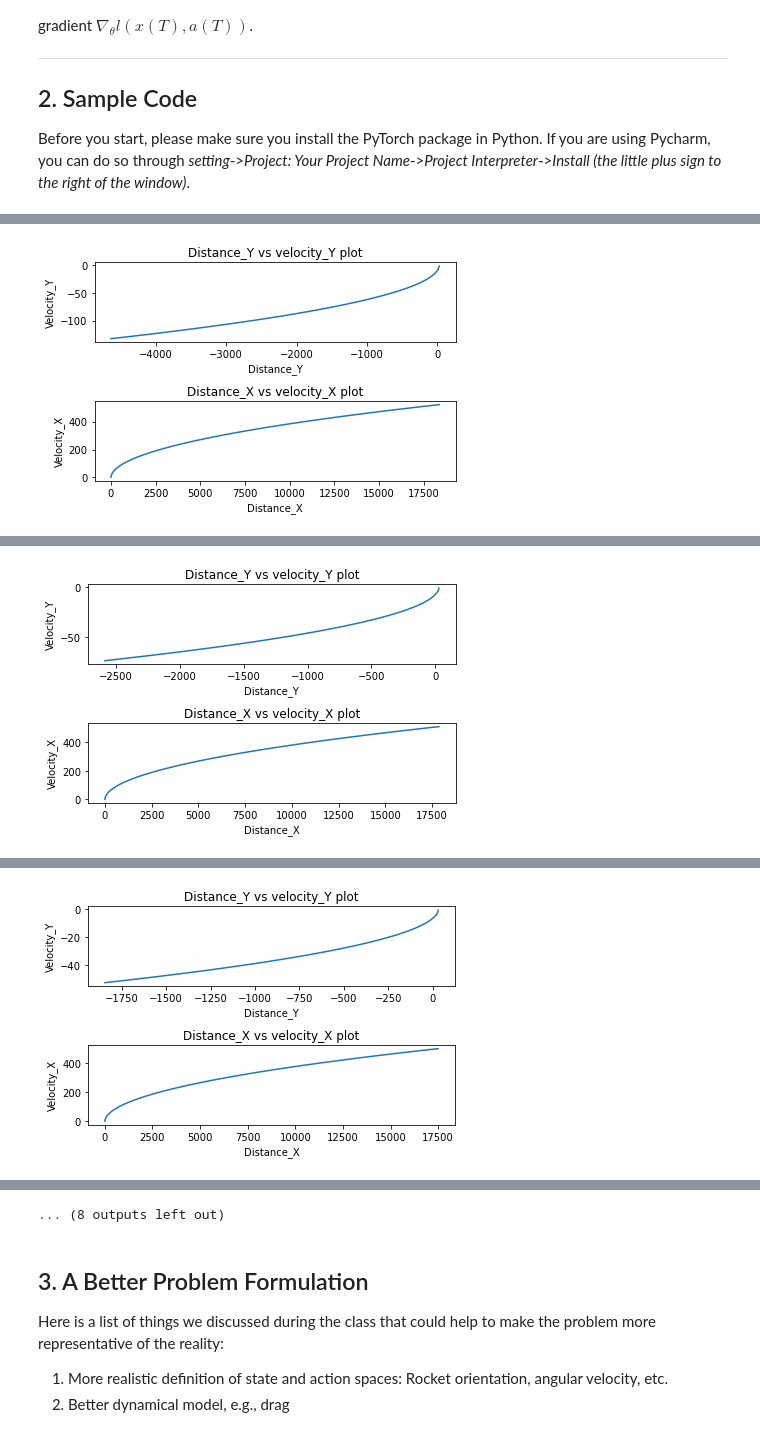
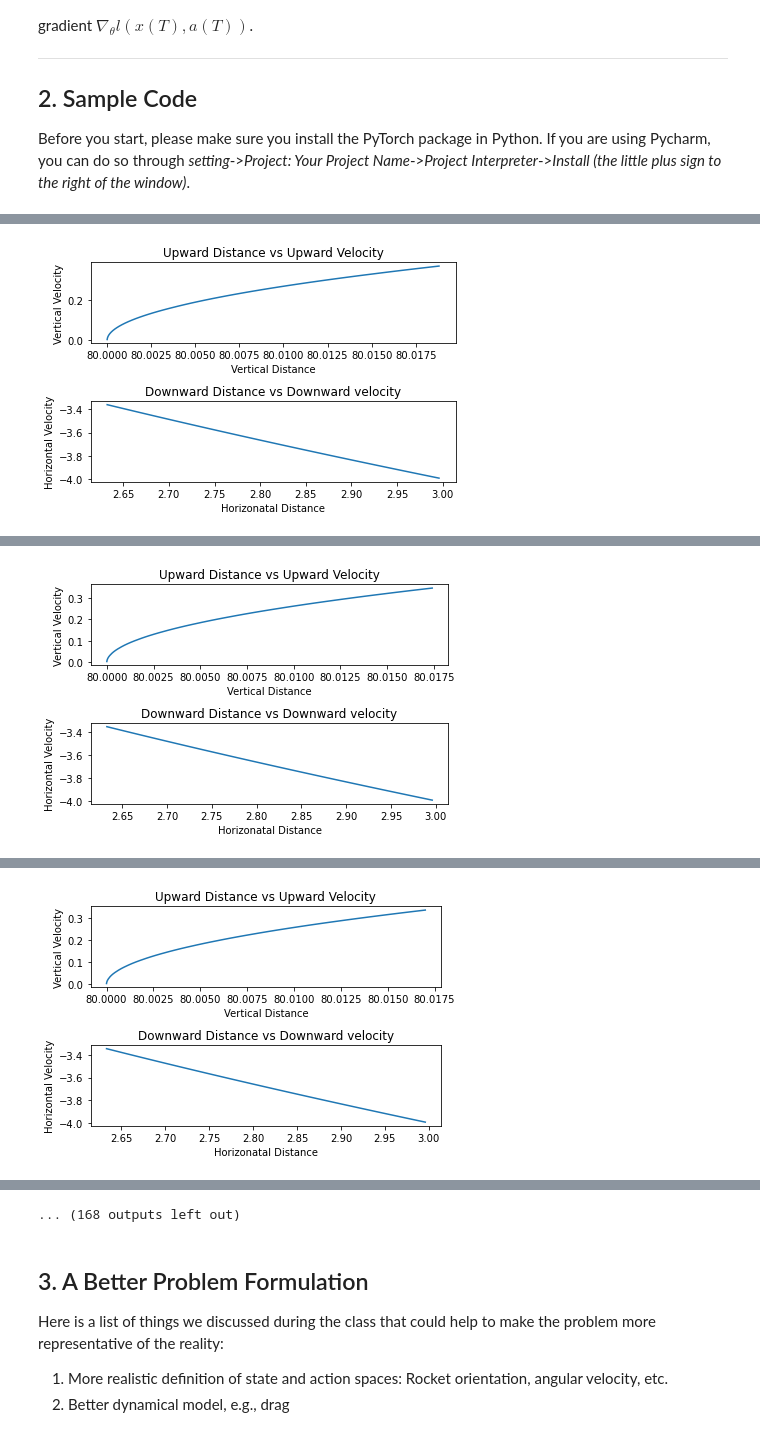
Before and after one commit to monishdev/DesignOptimization2021Fall, a Jupyter notebook: Project/Project 1 gradient based algorithms and differentiable programming.ipynb, the cells around one changed output, grey strips where cells are left out. Drawn from its saved outputs; the diff is of its cells as text; code cells hidden in the pictures.

```diff
--- a/Project/Project 1 gradient based algorithms and differentiable programming.ipynb
+++ b/Project/Project 1 gradient based algorithms and differentiable programming.ipynb
@@ -100,9 +100,9 @@ it can be Sonic , Supersonic stc..
 """
 
 logger = logging.getLogger(__name__)
-FRAME_TIME = 0.7  # Time Interval taken by the Rocket between 2 states..
+FRAME_TIME = 0.001  # Time Interval taken by the Rocket between 2 states..
 GRAVITY_ACCEL = 9.81  # gravity constant g = 9.8 m/s^2
-ACC_BOOST = 20
+ACC_BOOST = 10
 
 
 class Dynamics(nn.Module):
@@ -254,7 +254,7 @@ class Simulation(nn.Module):
         It is approximately at (3,0) ie 3 m to the right  with a negative velocity of 4m/s
         """
 
-        state = [30., 0., 3., -4.]  #batch of initial states
+        state = [80., 0., 3., -4.]  #batch of initial states
         return t.tensor(state, requires_grad=False).float()
 
     def error(self, state):
@@ -288,23 +288,25 @@ class Optimize:
 
     def visualize(self):
         data = np.array([self.simulation.state_trajectory[i].detach().numpy() for i in range(self.simulation.T)])
-        x = data[:, 0]
-        y = data[:, 1]
-        a = data[:, 2]
-        b = data[:, 3]
+        Vertical_dist = data[:, 0]
+        Vertical_vel  = data[:, 1]
+        Horizontal_Dist = data[:, 2]
+        Horizontal_Vel = data[:, 3]
+
+
 
         plt.figure()
         plt.subplot(211)
-        plt.title('Distance_Y vs velocity_Y plot')
-        plt.xlabel('Distance_Y')
-        plt.ylabel('Velocity_Y')
-        plt.plot(x, y)
+        plt.title('Upward Distance vs Upward Velocity')
+        plt.xlabel('Vertical Distance')
+        plt.ylabel('Vertical Velocity')
+        plt.plot(Vertical_dist,Vertical_vel)
 
         plt.subplot(212)
-        plt.title('Distance_X vs velocity_X plot')
-        plt.xlabel('Distance_X')
-        plt.ylabel('Velocity_X')
-        plt.plot(a, b)
+        plt.title('Downward Distance vs Downward velocity')
+        plt.xlabel('Horizonatal Distance')
+        plt.ylabel('Horizontal Velocity')
+        plt.plot(Horizontal_Dist,Horizontal_Vel)
         plt.tight_layout()
         plt.show()
 
@@ -316,7 +318,7 @@ d = Dynamics()  # define dynamics
 c = Controller(dim_input, dim_hidden, dim_output)  # define controller
 s = Simulation(c, d, T)  # define simulation
 o = Optimize(s)  # definiton of  optimizer
-o.train(10)  #10 Simulations
+o.train(90)  #10 Simulations
 # %% [output]
 _______________________________________________________________________________________________________________
 
@@ -325,4 +327,4 @@ loss: 358914272.000
-[figure, old version]
+[figure, new version]
 _______________________________________________________________________________________________________________
 
 Iteration number:        2
@@ -330,4 +332,4 @@ loss: 326058656.000
-[figure, old version]
+[figure, new version]
 _______________________________________________________________________________________________________________
 
 Iteration number:        3
@@ -335,4 +337,4 @@ loss: 309872032.000
-[figure, old version]
+[figure, new version]
 _______________________________________________________________________________________________________________
 
 Iteration number:        4
@@ -351,4 +353,4 @@ loss: 278698528.000
-... (8 outputs left out)
+... (168 outputs left out)
 # %% [markdown]
 ## 3. A Better Problem Formulation
 
```
Also changed, not shown: parts of 1 cell of this notebook.
